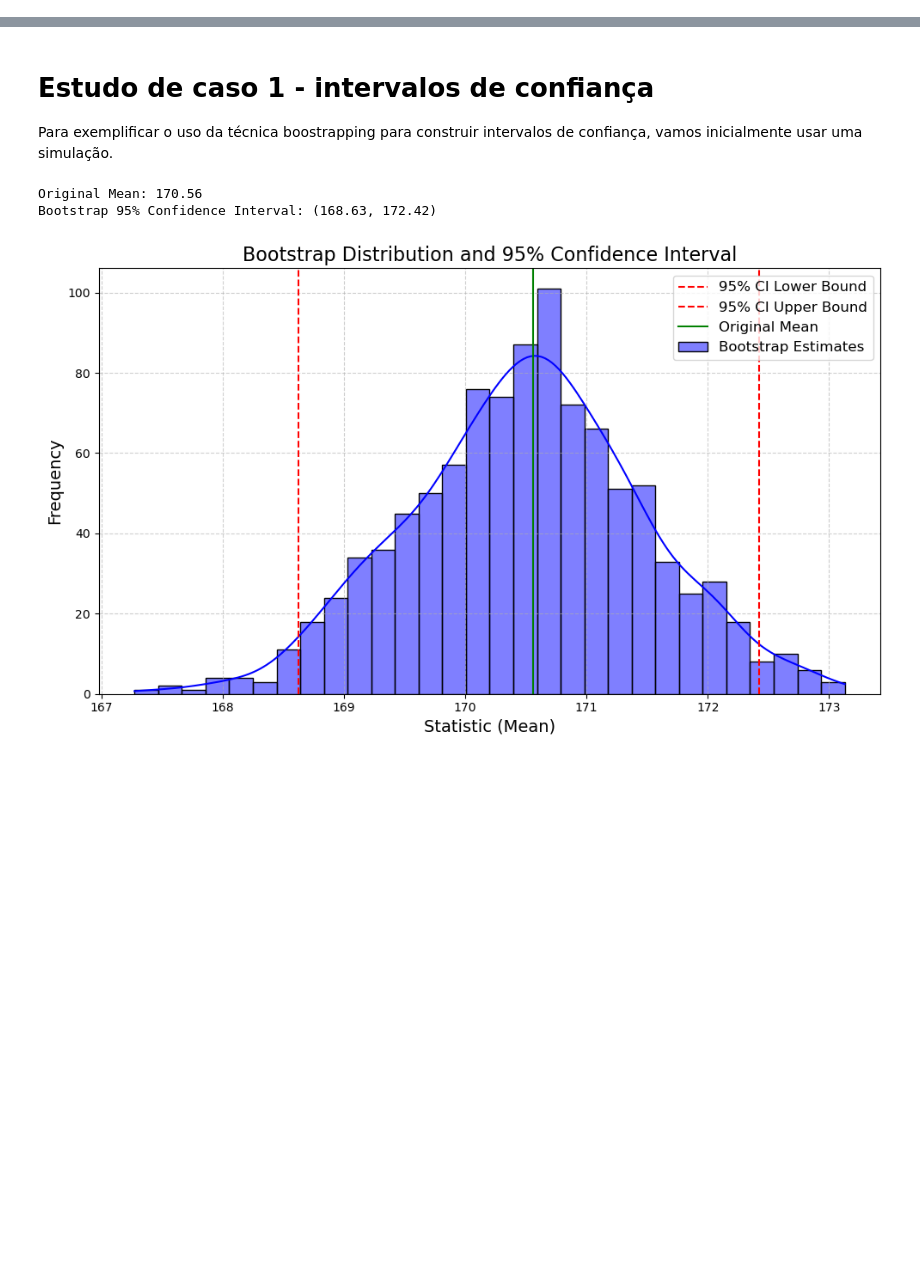
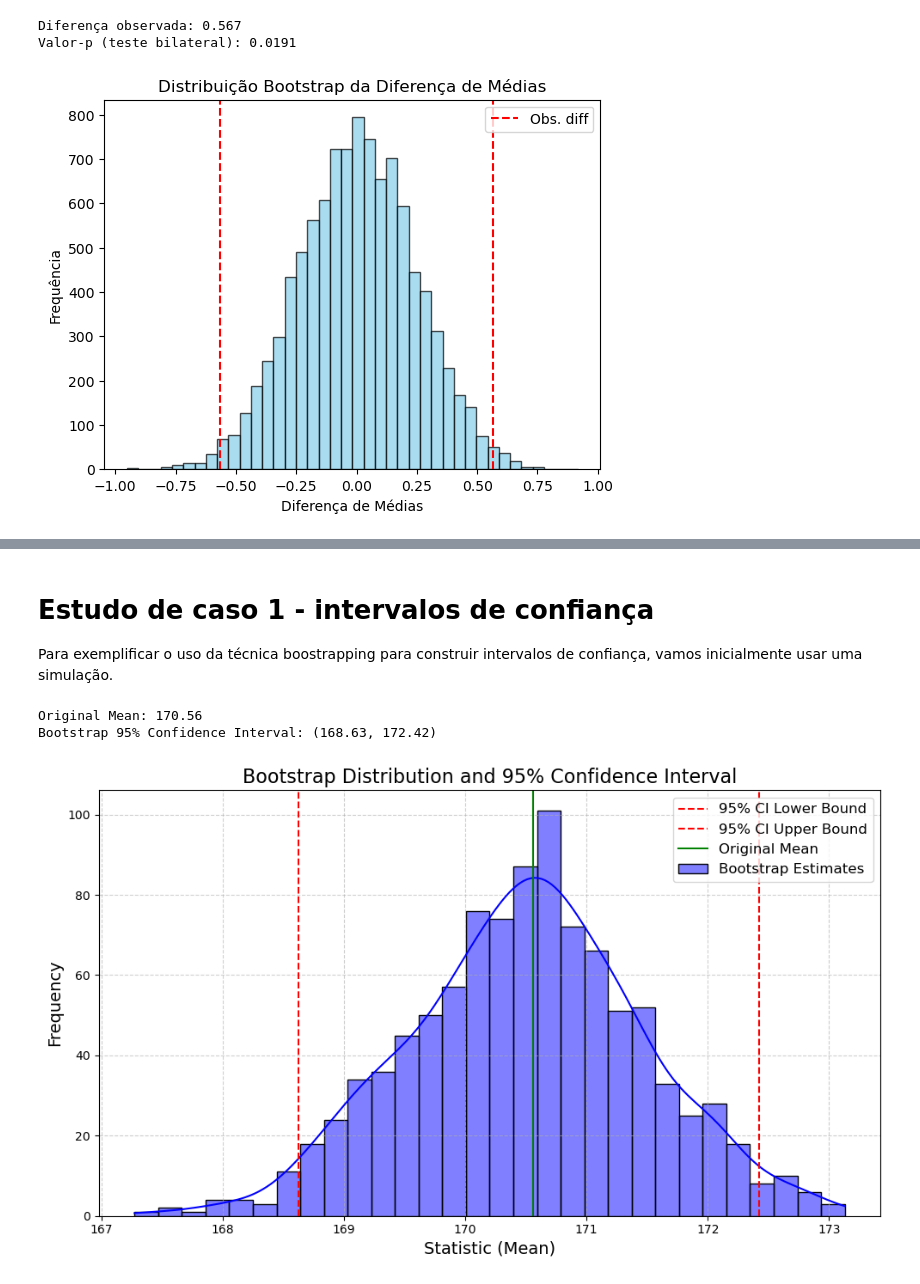
Before and after one commit to AILAB-CEFET-RJ/gcc1625, a Jupyter notebook: notebooks/09_bootstrapping.ipynb, the cells around one changed output, grey strips where cells are left out. Saved outputs shown, nothing was run; the diff lists cells and outputs as text; code cells hidden in the pictures; blank space fills up the shorter version.

```diff
--- a/notebooks/09_bootstrapping.ipynb
+++ b/notebooks/09_bootstrapping.ipynb
@@ -73,0 +278,46 @@ Em geral, quanto maior a quantidade de reamostras usadas para produzir a aproxim
+# %%
+import numpy as np
+import matplotlib.pyplot as plt
+
+# Dados simulados
+np.random.seed(42)
+group_A = np.random.normal(loc=5, scale=1, size=30)
+group_B = np.random.normal(loc=5.5, scale=1, size=30)
+
+# Estatística observada: diferença de médias
+obs_diff = np.mean(group_B) - np.mean(group_A)
+print(f"Diferença observada: {obs_diff:.3f}")
+
+# Combine os grupos (hipótese nula: mesmas distribuições)
+combined = np.concatenate([group_A, group_B])
+n_A, n_B = len(group_A), len(group_B)
+
+# Reamostragem bootstrap sob H0
+n_boot = 10000
+boot_diffs = []
+
+for _ in range(n_boot):
+    resample = np.random.choice(combined, size=n_A + n_B, replace=True)
+    resample_A = resample[:n_A]
+    resample_B = resample[n_A:]
+    diff = np.mean(resample_B) - np.mean(resample_A)
+    boot_diffs.append(diff)
+
+# Cálculo do valor-p (teste bilateral)
+boot_diffs = np.array(boot_diffs)
+p_value = np.mean(np.abs(boot_diffs) >= np.abs(obs_diff))
+print(f"Valor-p (teste bilateral): {p_value:.4f}")
+
+# Plot da distribuição bootstrap
+plt.hist(boot_diffs, bins=40, alpha=0.7, color='skyblue', edgecolor='k')
+plt.axvline(obs_diff, color='red', linestyle='--', label='Obs. diff')
+plt.axvline(-obs_diff, color='red', linestyle='--')
+plt.title('Distribuição Bootstrap da Diferença de Médias')
+plt.xlabel('Diferença de Médias')
+plt.ylabel('Frequência')
+plt.legend()
+plt.show()
+# %% [output]
+Diferença observada: 0.567
+Valor-p (teste bilateral): 0.0191
+[figure, added]
```
Also changed, not shown: parts of 10 cells of this notebook, 4 other files.
